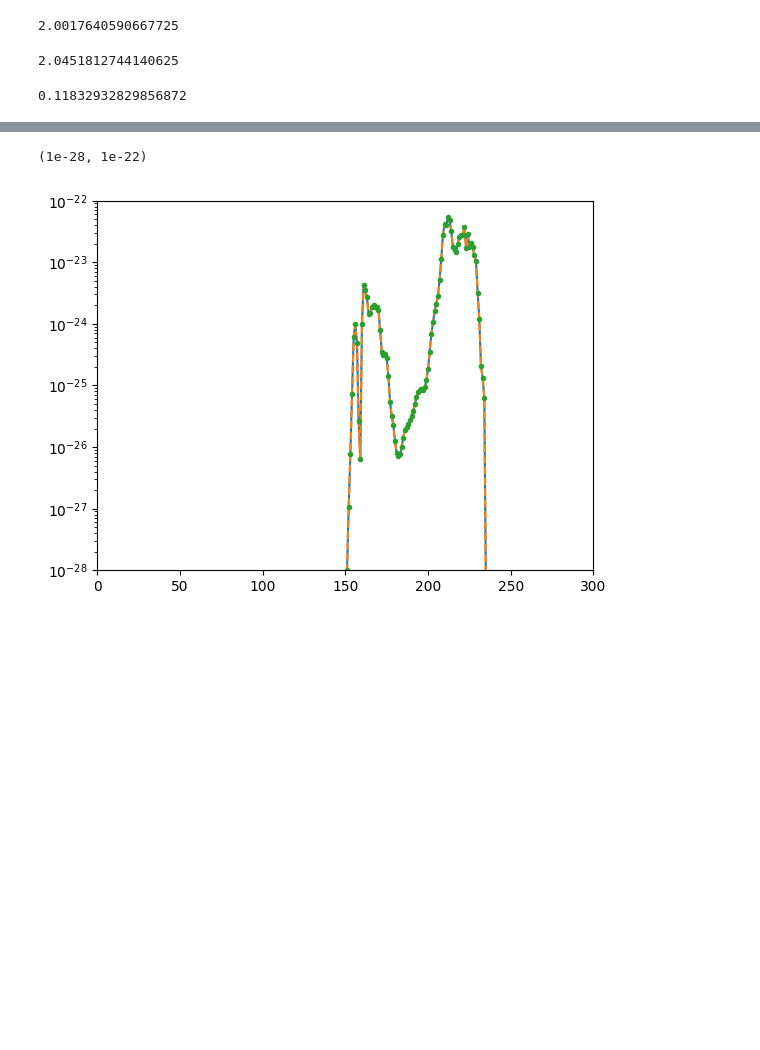
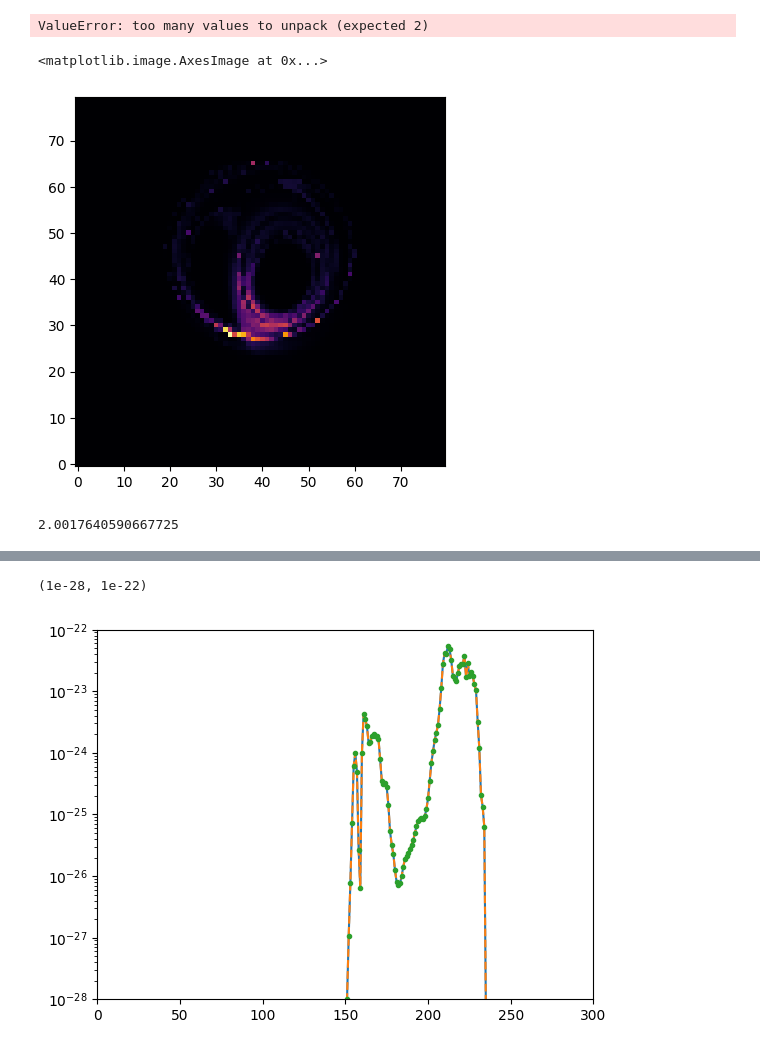
Before and after one commit to liamedeiros/Mahakala, a Jupyter notebook: demos/grmhd.ipynb, the cells around one changed output, grey strips where cells are left out. Saved outputs shown, nothing was run; the diff lists cells and outputs as text; code cells hidden in the pictures; blank space fills up the shorter version.

```diff
--- a/demos/grmhd.ipynb
+++ b/demos/grmhd.ipynb
@@ -60,3 +56,16 @@ from mahakala.transfer import synchrotron_emissivity, synchrotron_emissivity_raw
+# %%
+Ne = fluid_scalars['dens'] * units['Ne_unit']
+B = fluid_scalars['b'] * units['B_unit']
+pitch_angle = fluid_scalars['pitch_angle']
+
+emissivity_jax, absorptivity_jax = synchrotron_emissivity(Ne, Theta_e, B, pitch_angle, local_nu)
+# %% [output]
+ValueError: too many values to unpack (expected 2)
+# %%
+plt.imshow(synemiss_data_jax.sum(axis=0).reshape((number_pixels_across, number_pixels_across)), origin='lower', cmap='inferno')
+# %% [output]
+<matplotlib.image.AxesImage at 0x...>
+[figure, added]
 # %%
 nsteps, npx, _ = S.shape
 
@@ -69,30 +78,5 @@ synemiss_data[np.isnan(synemiss_data)] = 0.
 # I fully expect this is correct
 # %% [output]
 2.0017640590667725
-# %%
-Ne = fluid_scalars['dens'] * units['Ne_unit']
-B = fluid_scalars['b'] * units['B_unit']
-pitch_angle = fluid_scalars['pitch_angle']
-synemiss_data_new = synchrotron_emissivity(Ne, Theta_e, B, pitch_angle, local_nu)
-# %% [output]
-2.0451812744140625
-# %%
-Ne = fluid_scalars['dens'] * units['Ne_unit']
-B = fluid_scalars['b'] * units['B_unit']
-pitch_angle = fluid_scalars['pitch_angle']
-
-import time
-
-t0 = time.time()
-
-nits = 40
-for _ in range(nits):
-    synemiss_data_jax = synchrotron_emissivity_jax(Ne, Theta_e, B, pitch_angle, local_nu)
-
-t1 = time.time()
-
-print( (t1-t0) / nits )
-# %% [output]
-0.11832932829856872
 # %%
 # %% [output]
```
Also changed, not shown: parts of 22 cells of this notebook, 2 other files.
